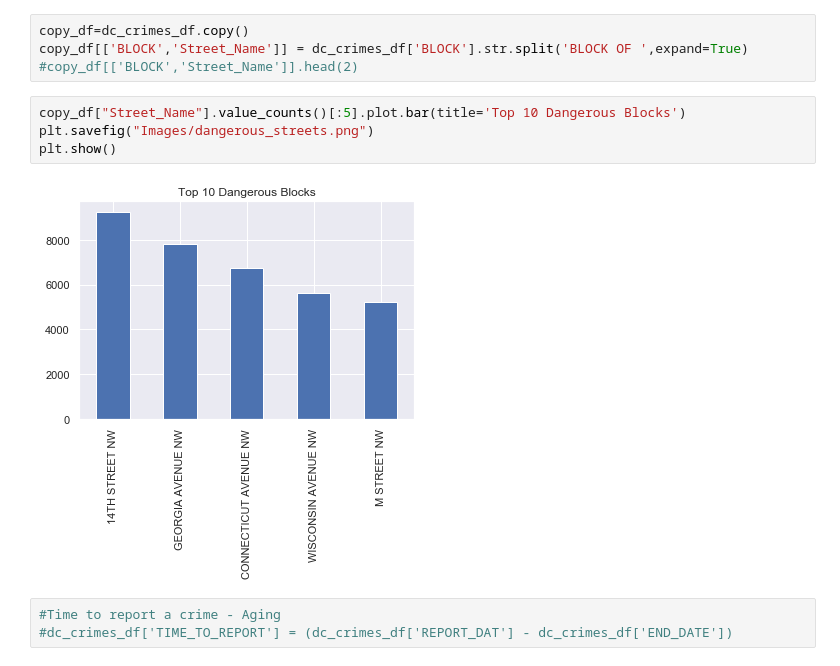
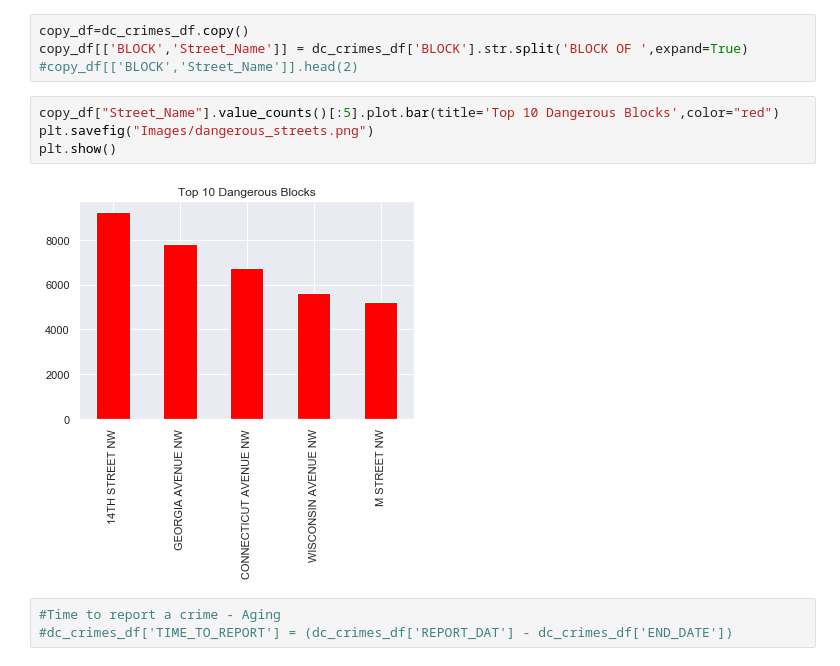
Before and after one commit to iraismgarcia5/Project_DC_Crime_Analysis, a Jupyter notebook: Project1_DC_Crime_Analysis.ipynb, the cells around one changed output. Cells and saved outputs as stored; diff of their text form.

```diff
--- a/Project1_DC_Crime_Analysis.ipynb
+++ b/Project1_DC_Crime_Analysis.ipynb
@@ -725,11 +749,11 @@ copy_df=dc_crimes_df.copy()
 copy_df[['BLOCK','Street_Name']] = dc_crimes_df['BLOCK'].str.split('BLOCK OF ',expand=True)
 #copy_df[['BLOCK','Street_Name']].head(2)
 # %%
-copy_df["Street_Name"].value_counts()[:5].plot.bar(title='Top 10 Dangerous Blocks')
+copy_df["Street_Name"].value_counts()[:5].plot.bar(title='Top 10 Dangerous Blocks',color="red")
 plt.savefig("Images/dangerous_streets.png")
 plt.show()
 # %% [output]
-[figure, old version]
+[figure, new version]
 # %%
 #Time to report a crime - Aging
 #dc_crimes_df['TIME_TO_REPORT'] = (dc_crimes_df['REPORT_DAT'] - dc_crimes_df['END_DATE'])
```
Also changed, not shown: parts of 2 cells of this notebook, 4 other files.
